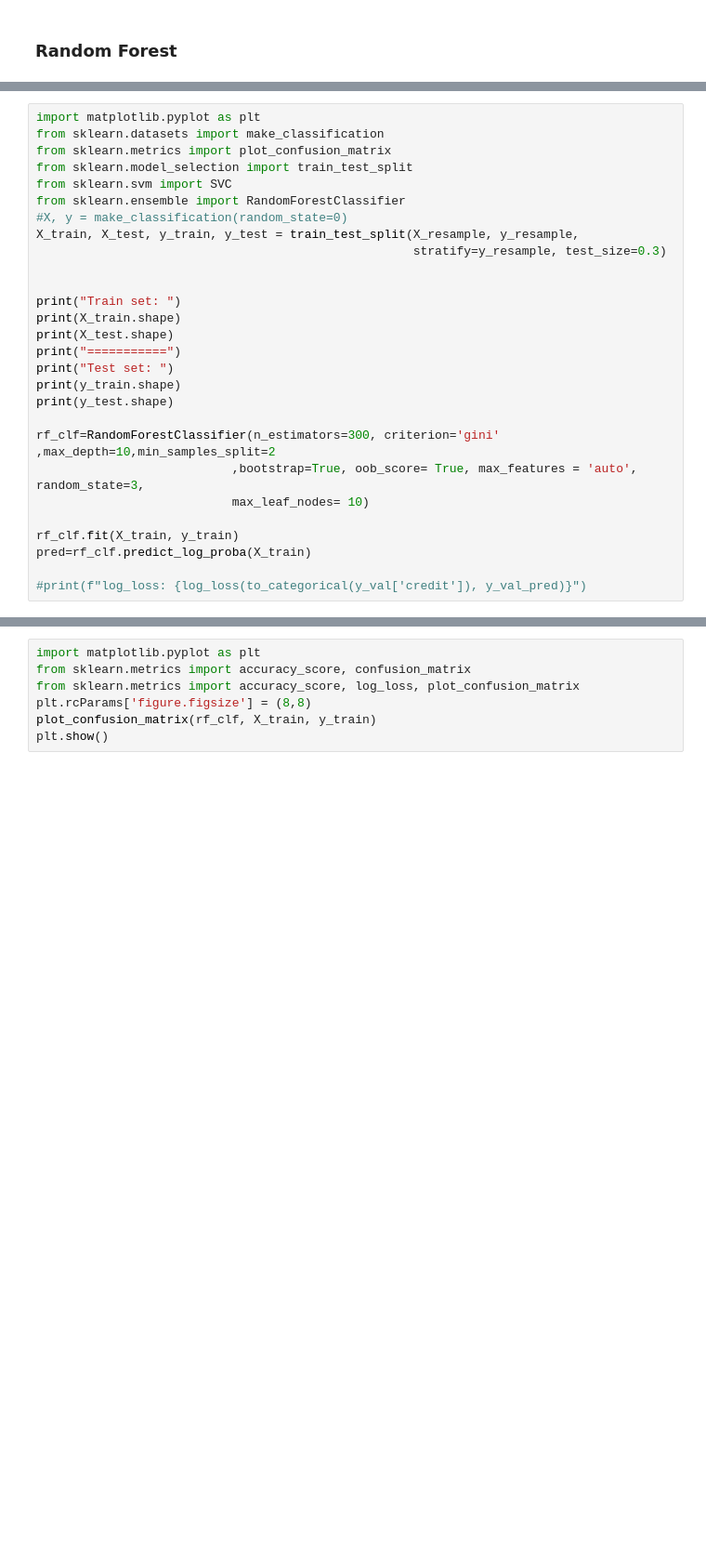
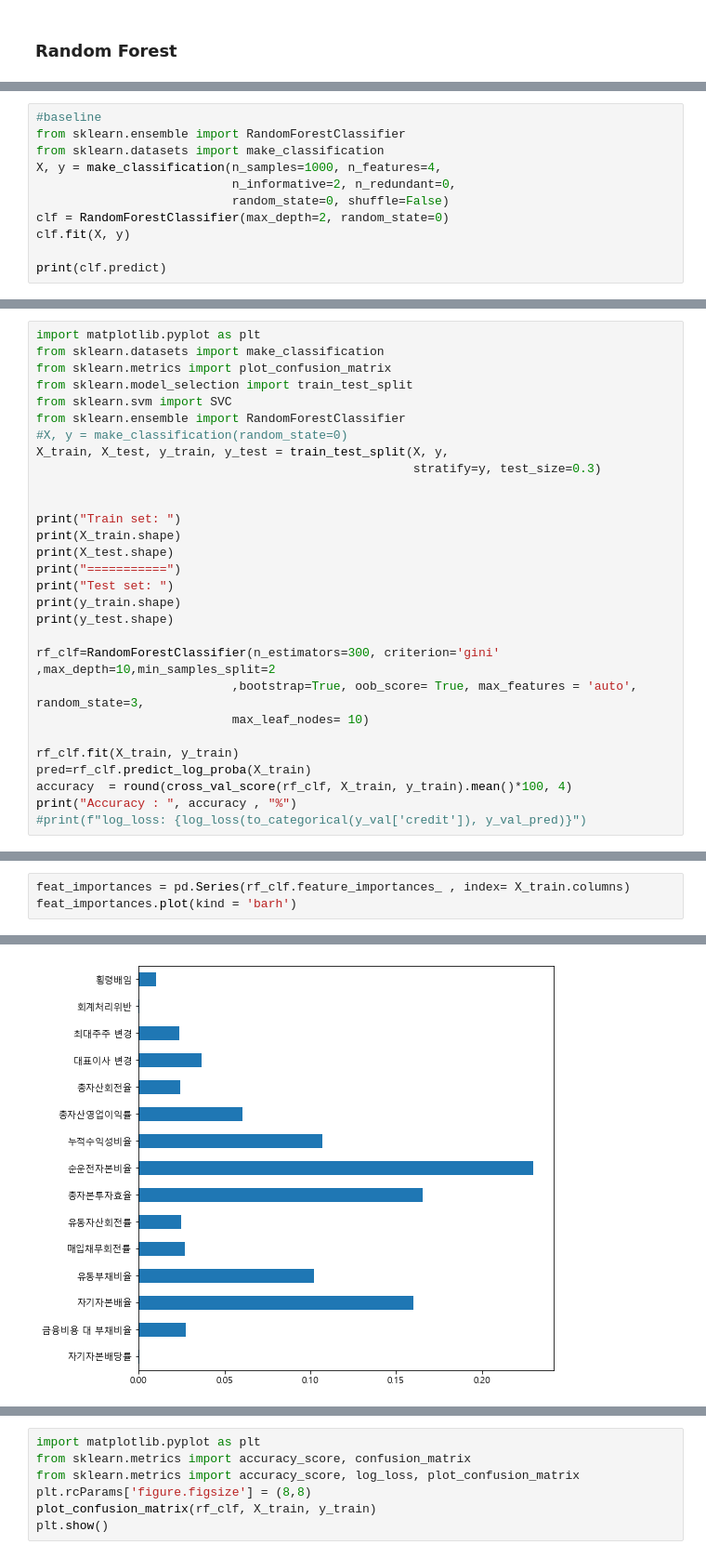
Before and after one commit to JxxHxxx/Ubion-CorporateBankruptcyAnalysis, a Jupyter notebook: Code/SH/3. 모델링/연습flow_SMOTE_RF SVM.ipynb, the cells around one changed output, grey strips where cells are left out. Shown at 93% size. Saved outputs shown, nothing was run; the diff lists cells and outputs as text; blank space fills up the shorter version.

```diff
--- a/Code/SH/3. 모델링/연습flow_SMOTE_RF SVM.ipynb
+++ b/Code/SH/3. 모델링/연습flow_SMOTE_RF SVM.ipynb
@@ -247,0 +329,11 @@ array([ True,  True,  True,  True,  True,  True,  True,  True,  True,
+# %%
+#baseline
+from sklearn.ensemble import RandomForestClassifier
+from sklearn.datasets import make_classification
+X, y = make_classification(n_samples=1000, n_features=4,
+                           n_informative=2, n_redundant=0,
+                           random_state=0, shuffle=False)
+clf = RandomForestClassifier(max_depth=2, random_state=0)
+clf.fit(X, y)
+
+print(clf.predict)
@@ -253,8 +347,8 @@ from sklearn.model_selection import train_test_split
 from sklearn.svm import SVC
 from sklearn.ensemble import RandomForestClassifier
 #X, y = make_classification(random_state=0)
-X_train, X_test, y_train, y_test = train_test_split(X_resample, y_resample,
-                                                    stratify=y_resample, test_size=0.3)
+X_train, X_test, y_train, y_test = train_test_split(X, y,
+                                                    stratify=y, test_size=0.3)
 
 
 print("Train set: ")
@@ -271,7 +365,8 @@ rf_clf=RandomForestClassifier(n_estimators=300, criterion='gini' ,max_depth=10,m
 
 rf_clf.fit(X_train, y_train)
 pred=rf_clf.predict_log_proba(X_train)
-
+accuracy  = round(cross_val_score(rf_clf, X_train, y_train).mean()*100, 4)
+print("Accuracy : ", accuracy , "%")
 #print(f"log_loss: {log_loss(to_categorical(y_val['credit']), y_val_pred)}")
 # %% [output]
 Train set:
@@ -287,0 +457,4 @@ RF_loss: 0.6931471805599453
+# %%
+feat_importances = pd.Series(rf_clf.feature_importances_ , index= X_train.columns)
+feat_importances.plot(kind = 'barh')
+# %% [output]
@@ -287,0 +462 @@ RF_loss: 0.6931471805599453
+[figure, added]
```
Also changed, not shown: parts of 30 cells of this notebook.
